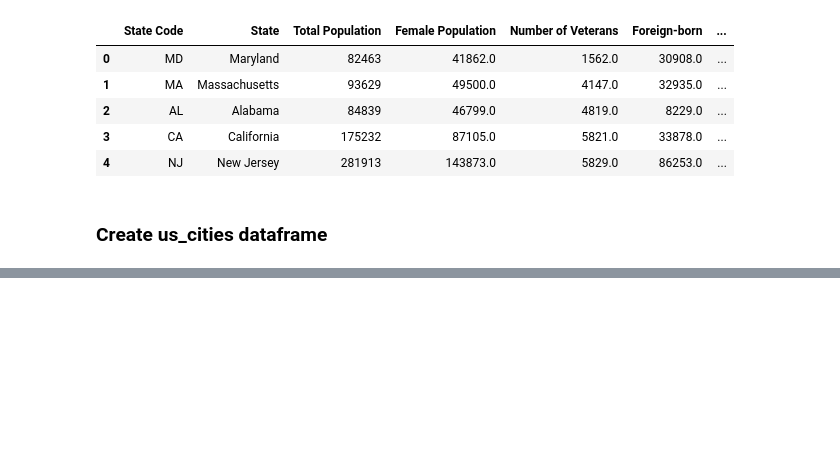
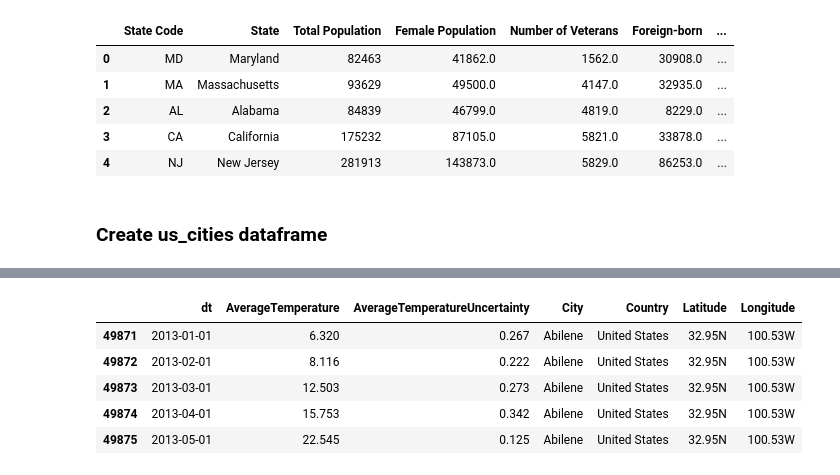
Before and after one commit to sahil350/us_immigrations, a Jupyter notebook: data_builder.ipynb, the cells around one changed output, grey strips where cells are left out. Drawn from its saved outputs; the diff is of its cells as text; code cells hidden in the pictures; blank space fills up the shorter version.

Commit message:
staging tables complete

```diff
--- a/data_builder.ipynb
+++ b/data_builder.ipynb
@@ -314,0 +317,3 @@ us_cities.to_csv('us_cities.csv')
+# %%
+fname = '../../data2/GlobalLandTemperaturesByCity.csv'
+df = pd.read_csv(fname)
@@ -314,0 +335,2 @@ us_cities.to_csv('us_cities.csv')
+# %%
+df['dt'] = pd.to_datetime(df['dt'])
@@ -314,0 +352,2 @@ us_cities.to_csv('us_cities.csv')
+# %%
+temp_df = df[df.dt.dt.year == df.dt.dt.year.max()]
@@ -314,0 +369,2 @@ us_cities.to_csv('us_cities.csv')
+# %%
+us_temp_df = temp_df[temp_df.Country == 'United States']
@@ -314,0 +386,9 @@ us_cities.to_csv('us_cities.csv')
+# %%
+us_temp_df.head()
+# %% [output]
+|  | dt | AverageTemperature | AverageTemperatureUncertainty | City | Country | Latitude | Longitude |
+| 49871 | 2013-01-01 | 6.320 | 0.267 | Abilene | United States | 32.95N | 100.53W |
+| 49872 | 2013-02-01 | 8.116 | 0.222 | Abilene | United States | 32.95N | 100.53W |
+| 49873 | 2013-03-01 | 12.503 | 0.273 | Abilene | United States | 32.95N | 100.53W |
+| 49874 | 2013-04-01 | 15.753 | 0.342 | Abilene | United States | 32.95N | 100.53W |
+| 49875 | 2013-05-01 | 22.545 | 0.125 | Abilene | United States | 32.95N | 100.53W |
```
Also changed, not shown: parts of 10 cells of this notebook.
